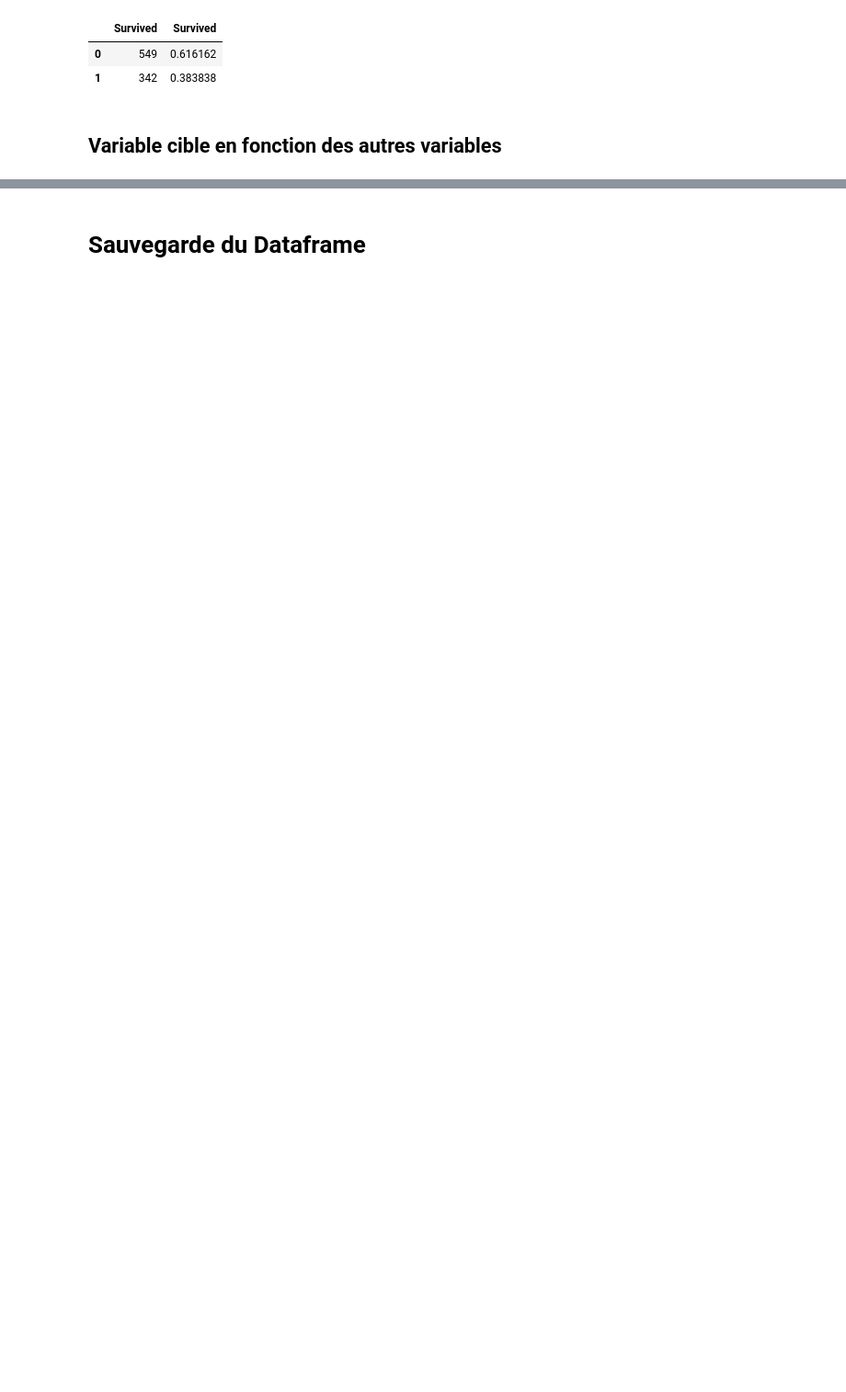
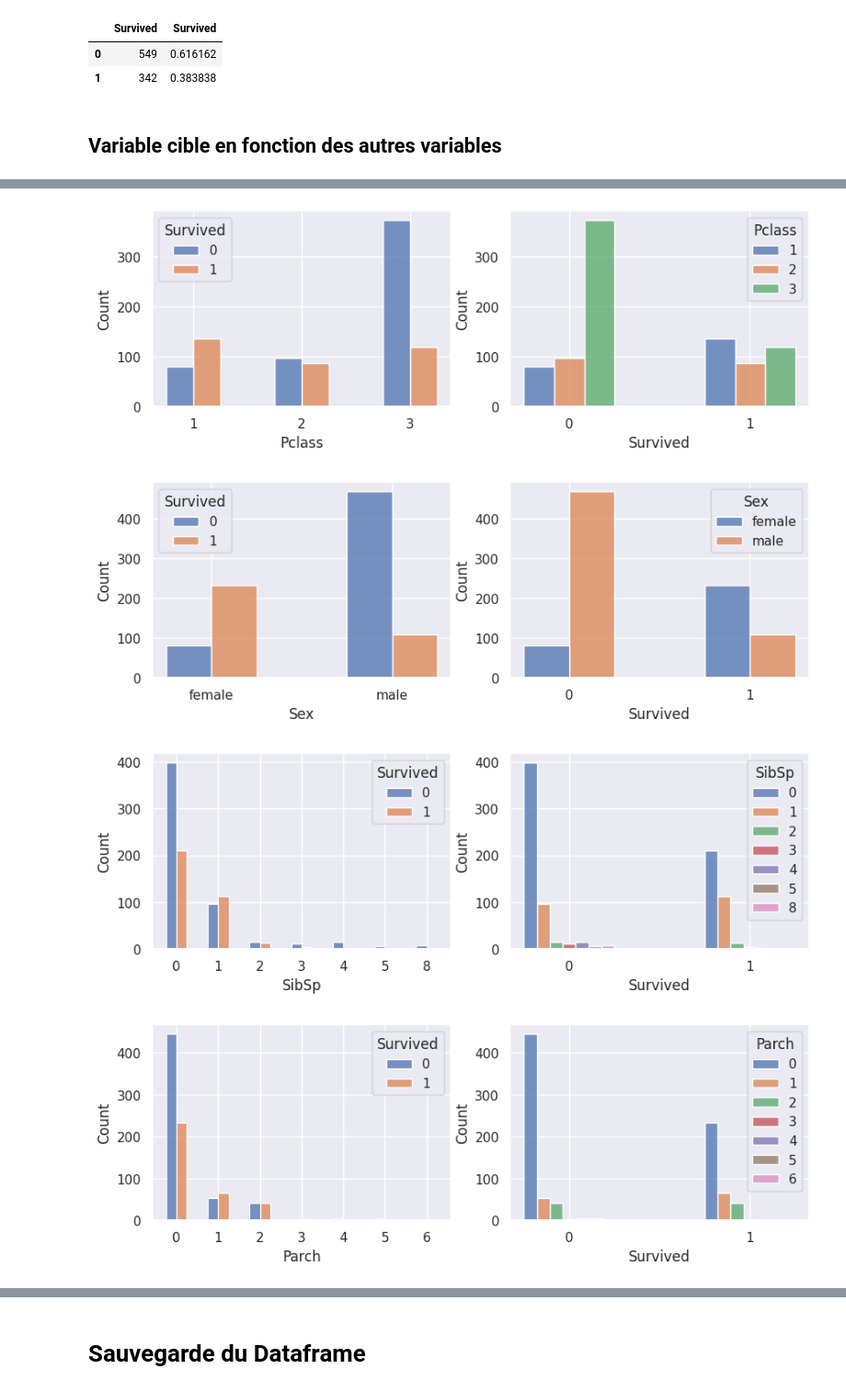
Before and after one commit to Ab2nour/kaggle-competitions, a Jupyter notebook: 2023/Ongoing/Titanic Machine Learning from Disaster/exploratory-analysis.ipynb, the cells around one changed output, grey strips where cells are left out. Shown at 92% size. Saved outputs shown, nothing was run; the diff lists cells and outputs as text; code cells hidden in the pictures; blank space fills up the shorter version.

```diff
--- a/2023/Ongoing/Titanic Machine Learning from Disaster/exploratory-analysis.ipynb
+++ b/2023/Ongoing/Titanic Machine Learning from Disaster/exploratory-analysis.ipynb
@@ -246,15 +254,28 @@ TypeError: Neither the `x` nor `y` variable appears to be numeric.
 # %%
-for var in var_quanti:
+for var in var_quali:
     _, ax = plt.subplots(1, 2, figsize=(10, 3))
 
-    sns.boxplot(df, x=df[var], y=df[TARGET], width=0.25, ax=ax[0])
     sns.histplot(
         df,
         x=df[var],
-        kde=True,
+        hue=df[TARGET],
+        multiple="dodge",
+        shrink=0.5,
+        ax=ax[0],
+    )
+
+    sns.histplot(
+        df,
+        hue=df[var],
+        x=df[TARGET],
+        multiple="dodge",
+        shrink=0.5,
         ax=ax[1],
-        hue=df[TARGET],
-        stat="probability",
-        common_norm=False,
     )
+
     plt.show()
+# %% [output]
+[figure, added]
+[figure, added]
+[figure, added]
+[figure, added]
```
Also changed, not shown: parts of 9 cells of this notebook.
